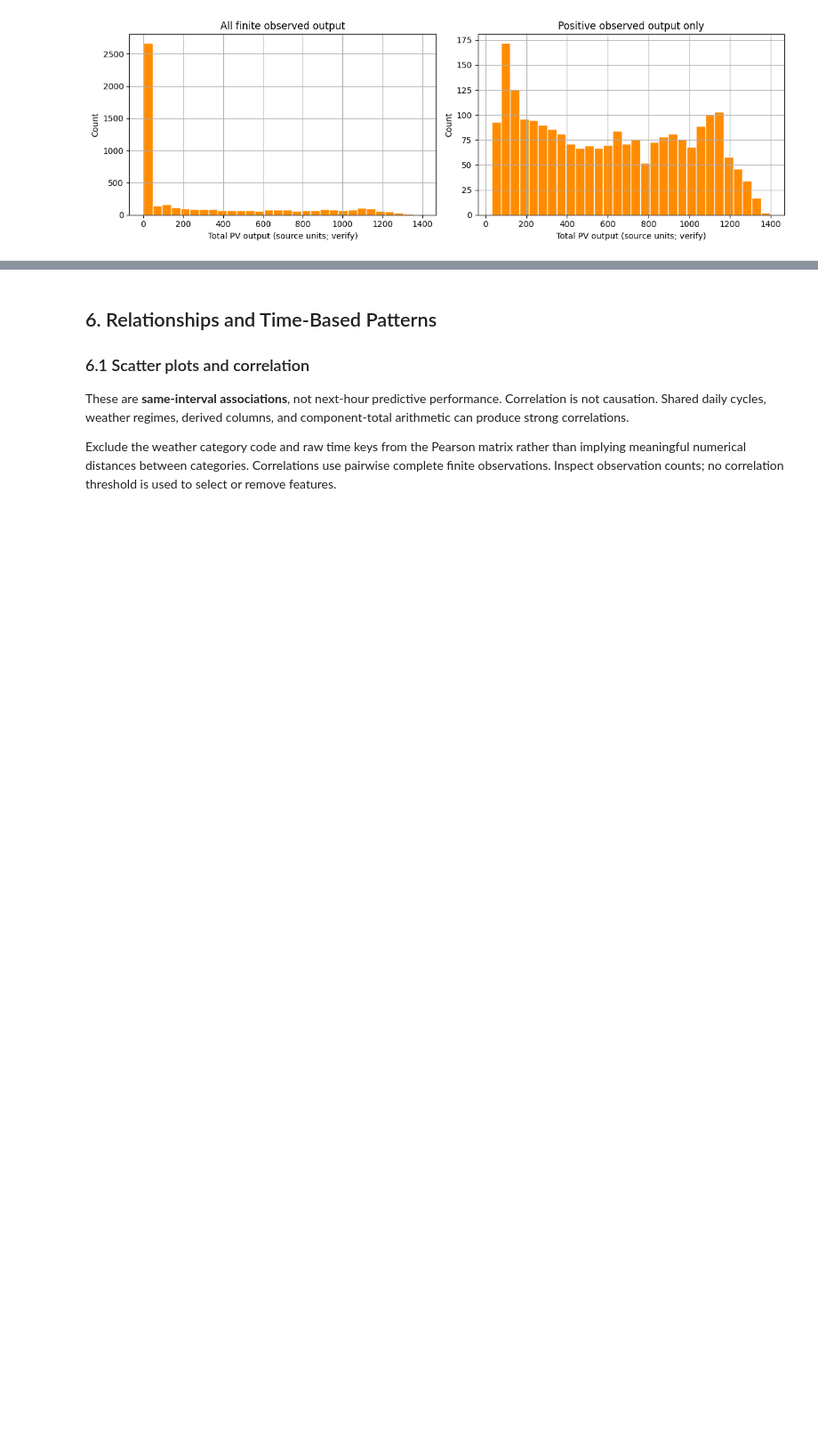
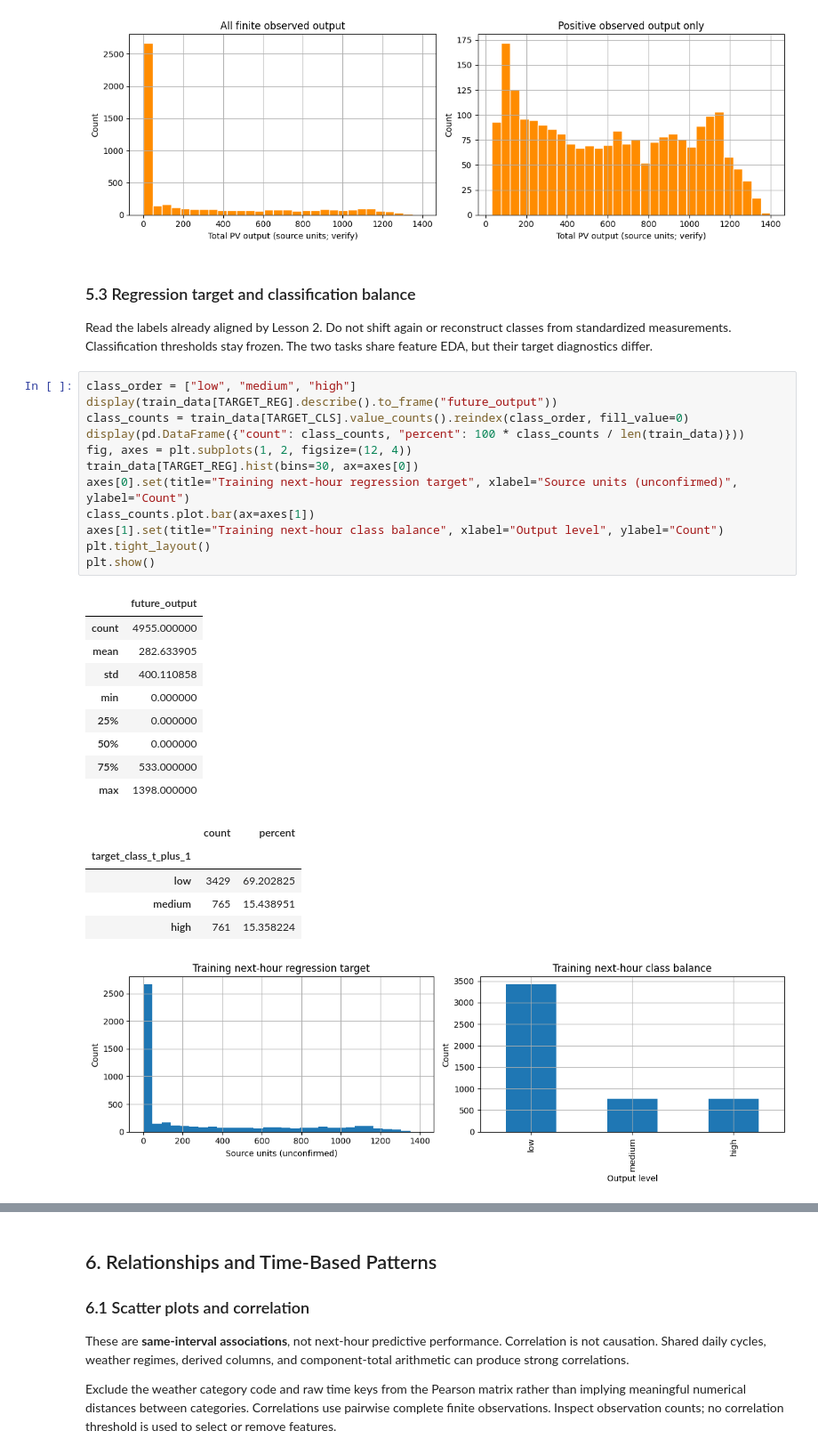
Before and after one commit to SepehrShakibi/applied-ml-dl-for-photovoltaics-with-python, a Jupyter notebook: 03_data_preprocessing/03_03_dataset_understanding_and_eda_pv_time_series.ipynb, the cells around one changed output, grey strips where cells are left out. Shown at 89% size. Cells and saved outputs as stored; diff of their text form; blank space fills up the shorter version.

```diff
--- a/03_data_preprocessing/03_03_dataset_understanding_and_eda_pv_time_series.ipynb
+++ b/03_data_preprocessing/03_03_dataset_understanding_and_eda_pv_time_series.ipynb
@@ -524,3 +523,34 @@ plt.tight_layout()
 plt.show()
 # %% [output]
 [figure]
+# %% [markdown]
+### 5.3 Regression target and classification balance
+Read the labels already aligned by Lesson 2. Do not shift again or reconstruct classes from standardized measurements. Classification thresholds stay frozen. The two tasks share feature EDA, but their target diagnostics differ.
+# %%
+class_order = ["low", "medium", "high"]
+display(train_data[TARGET_REG].describe().to_frame("future_output"))
+class_counts = train_data[TARGET_CLS].value_counts().reindex(class_order, fill_value=0)
+display(pd.DataFrame({"count": class_counts, "percent": 100 * class_counts / len(train_data)}))
+fig, axes = plt.subplots(1, 2, figsize=(12, 4))
+train_data[TARGET_REG].hist(bins=30, ax=axes[0])
+axes[0].set(title="Training next-hour regression target", xlabel="Source units (unconfirmed)", ylabel="Count")
+class_counts.plot.bar(ax=axes[1])
+axes[1].set(title="Training next-hour class balance", xlabel="Output level", ylabel="Count")
+plt.tight_layout()
+plt.show()
+# %% [output]
+|  | future_output |
+| count | 4955.000000 |
+| mean | 282.633905 |
+| std | 400.110858 |
+| min | 0.000000 |
+| 25% | 0.000000 |
+| 50% | 0.000000 |
+| 75% | 533.000000 |
+| max | 1398.000000 |
+|  | count | percent |
+| target_class_t_plus_1 |  |  |
+| low | 3429 | 69.202825 |
+| medium | 765 | 15.438951 |
+| high | 761 | 15.358224 |
+[figure, added]
```
Also changed, not shown: parts of 22 cells of this notebook.
